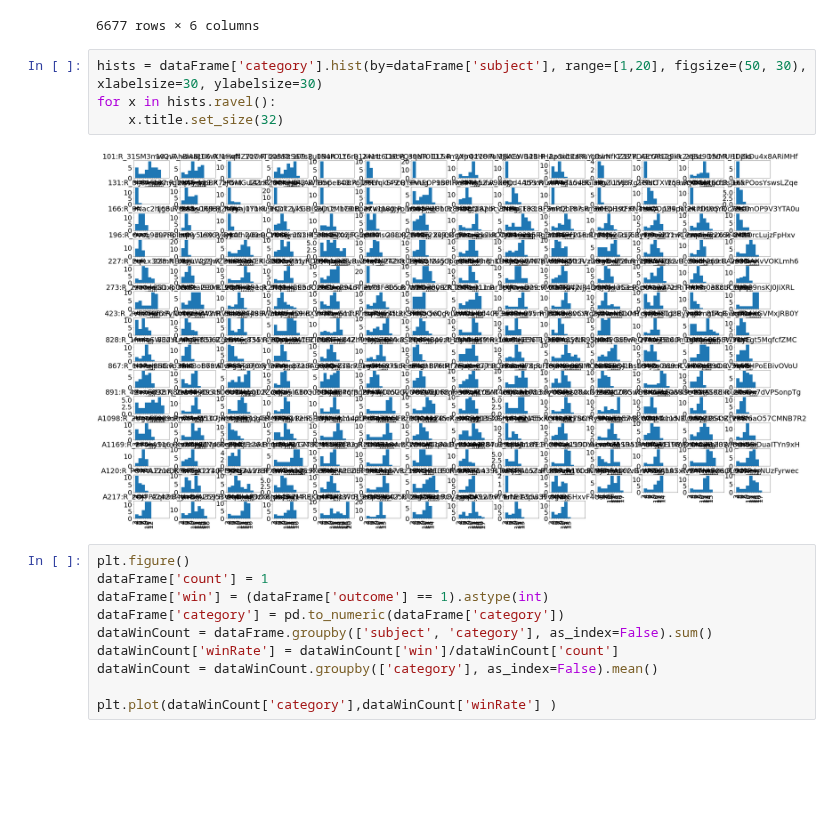
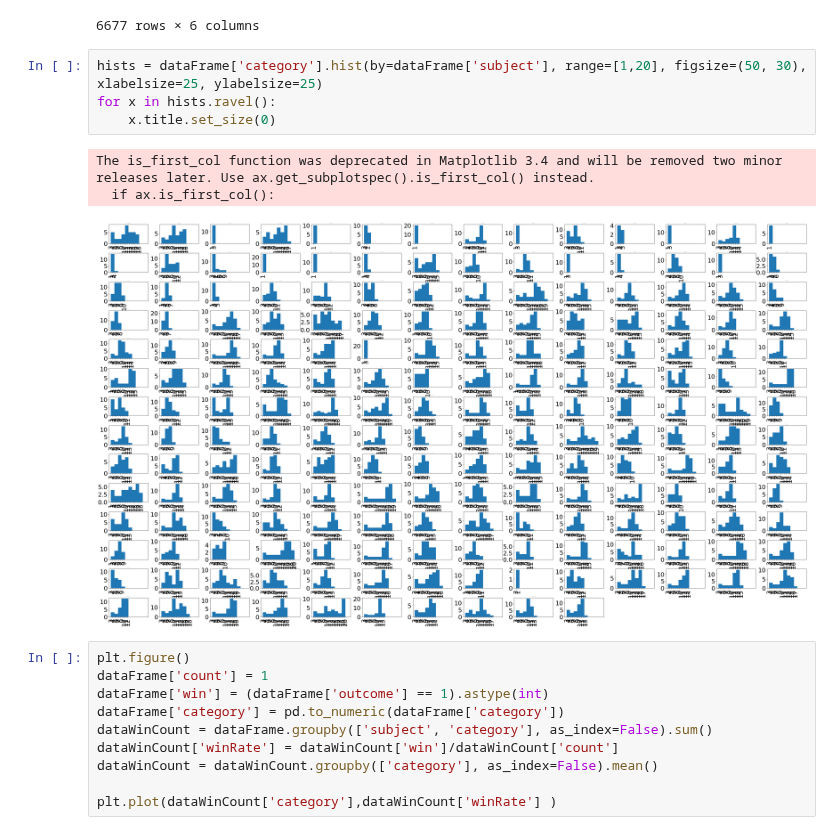
Before and after one commit to sinabolouki/fourinarow_analyses, a Jupyter notebook: Analysis notebooks/new/Parse fourinarow data.ipynb, the cells around one changed output. Cells and saved outputs as stored; diff of their text form; blank space fills up the shorter version.

Commit message:
added functions to plot

```diff
--- a/Analysis notebooks/new/Parse fourinarow data.ipynb
+++ b/Analysis notebooks/new/Parse fourinarow data.ipynb
@@ -191,11 +207,13 @@ dataFrame
 | 6676 | 311:R_3pgcvaDmcvM4aTR | 34 | 12 | 110 | black | 1 |
 6677 rows × 6 columns
 # %%
-hists = dataFrame['category'].hist(by=dataFrame['subject'], range=[1,20], figsize=(50, 30), xlabelsize=30, ylabelsize=30)
+hists = dataFrame['category'].hist(by=dataFrame['subject'], range=[1,20], figsize=(50, 30), xlabelsize=25, ylabelsize=25)
 for x in hists.ravel():
-    x.title.set_size(32)
+    x.title.set_size(0)
 # %% [output]
+The is_first_col function was deprecated in Matplotlib 3.4 and will be removed two minor releases later. Use ax.get_subplotspec().is_first_col() instead.
+  if ax.is_first_col():
-[figure, old version]
+[figure, new version]
 # %%
 plt.figure()
 dataFrame['count'] = 1
```
Also changed, not shown: parts of 13 cells of this notebook, 1 other file.
